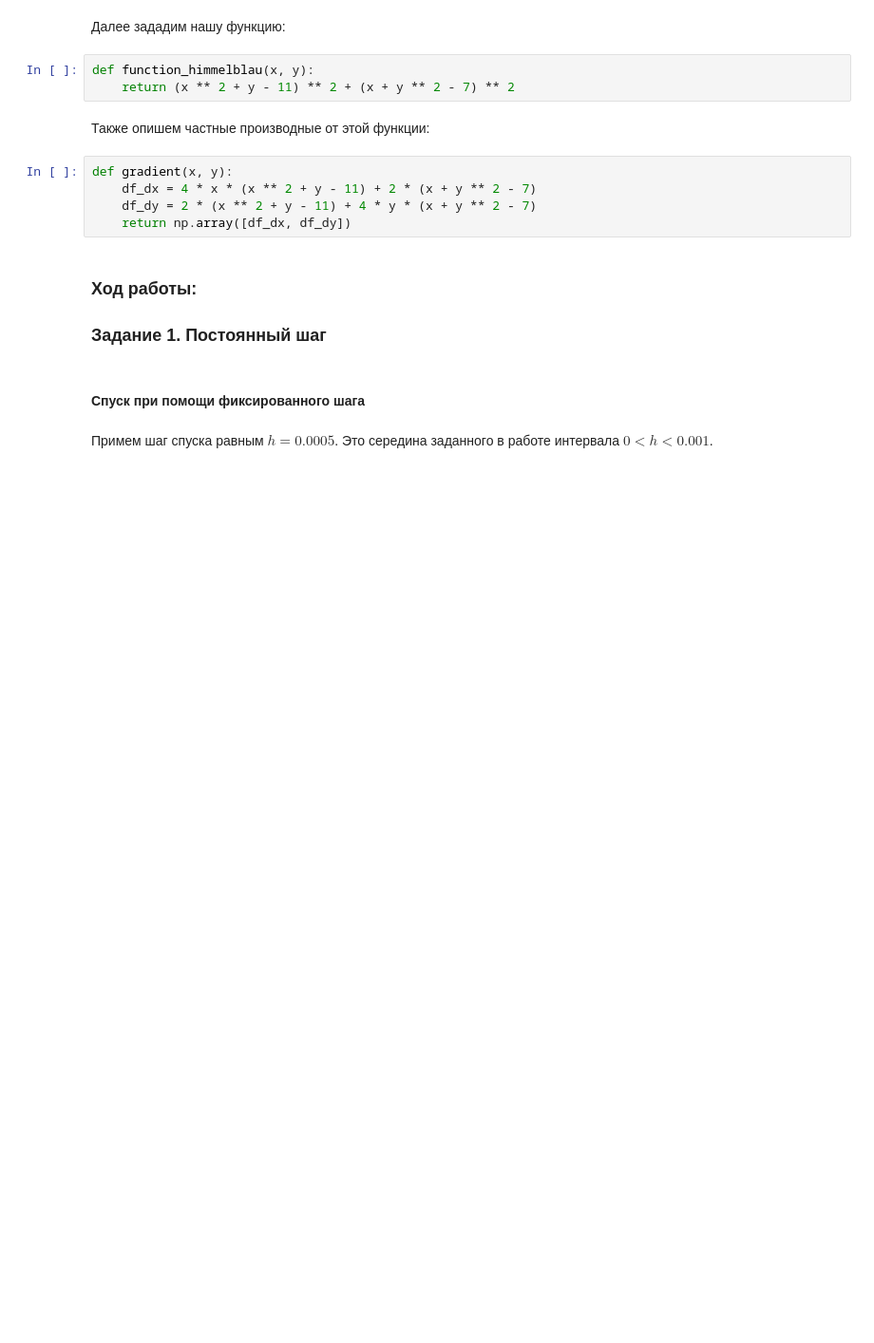
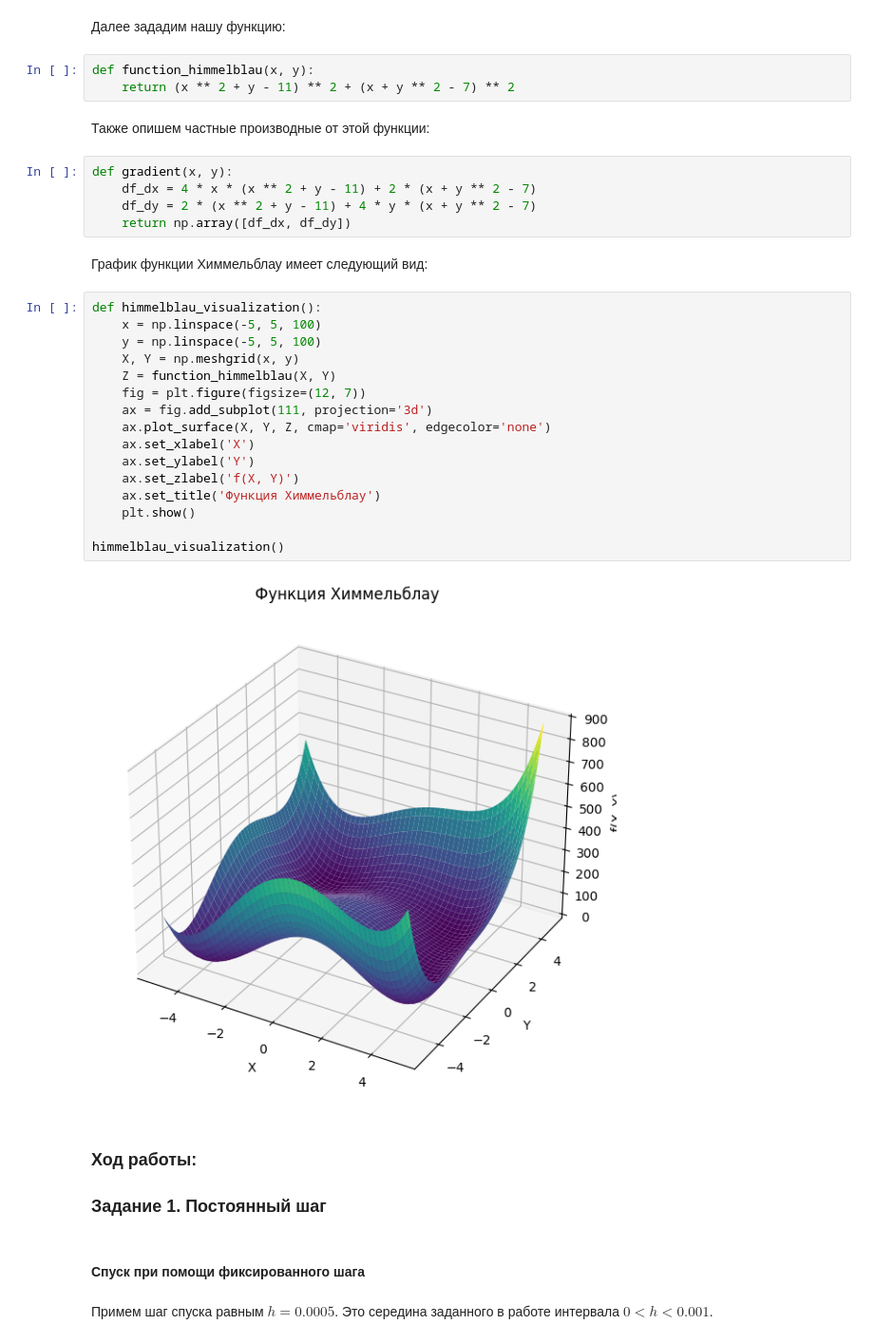
Before and after one commit to Kirill-Yurkov/MetOpt1, a Jupyter notebook: main.ipynb, the cells around one changed output. Shown: that part at 95% size. Saved outputs shown, nothing was run; the diff lists cells and outputs as text; blank space fills up the shorter version.

```diff
--- a/main.ipynb
+++ b/main.ipynb
@@ -70,6 +70,26 @@ def gradient(x, y):
     df_dx = 4 * x * (x ** 2 + y - 11) + 2 * (x + y ** 2 - 7)
     df_dy = 2 * (x ** 2 + y - 11) + 4 * y * (x + y ** 2 - 7)
     return np.array([df_dx, df_dy])
+# %% [markdown]
+График функции Химмельблау имеет следующий вид:
+# %%
+def himmelblau_visualization():
+    x = np.linspace(-5, 5, 100)
+    y = np.linspace(-5, 5, 100)
+    X, Y = np.meshgrid(x, y)
+    Z = function_himmelblau(X, Y)
+    fig = plt.figure(figsize=(12, 7))
+    ax = fig.add_subplot(111, projection='3d')
+    ax.plot_surface(X, Y, Z, cmap='viridis', edgecolor='none')
+    ax.set_xlabel('X')
+    ax.set_ylabel('Y')
+    ax.set_zlabel('f(X, Y)')
+    ax.set_title('Функция Химмельблау')
+    plt.show()
+
+himmelblau_visualization()
+# %% [output]
+[figure, added]
 # %% [markdown]
 ### Ход работы:
 ### **Задание 1.** Постоянный шаг
```
Also changed, not shown: parts of 28 cells of this notebook.
